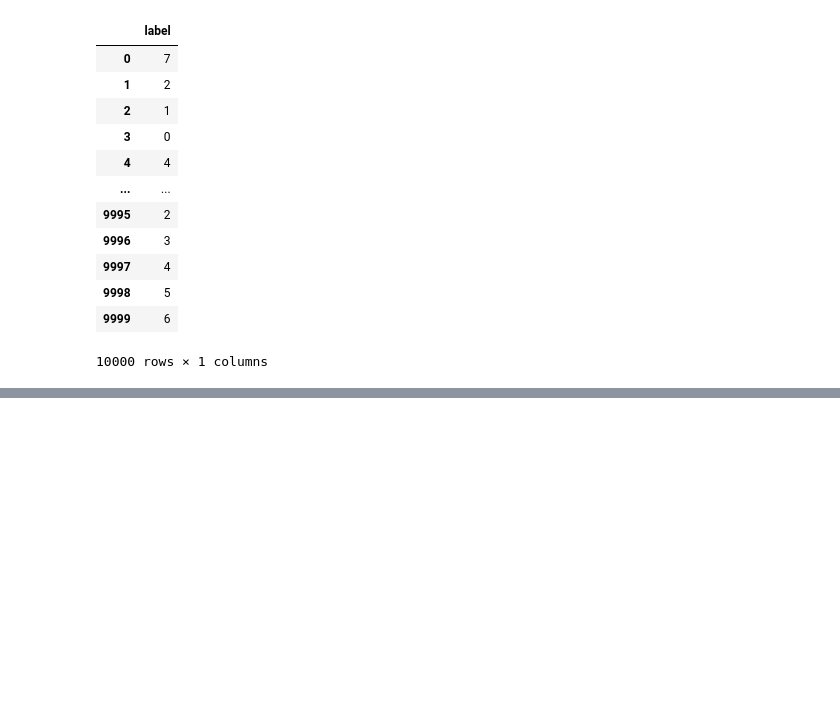
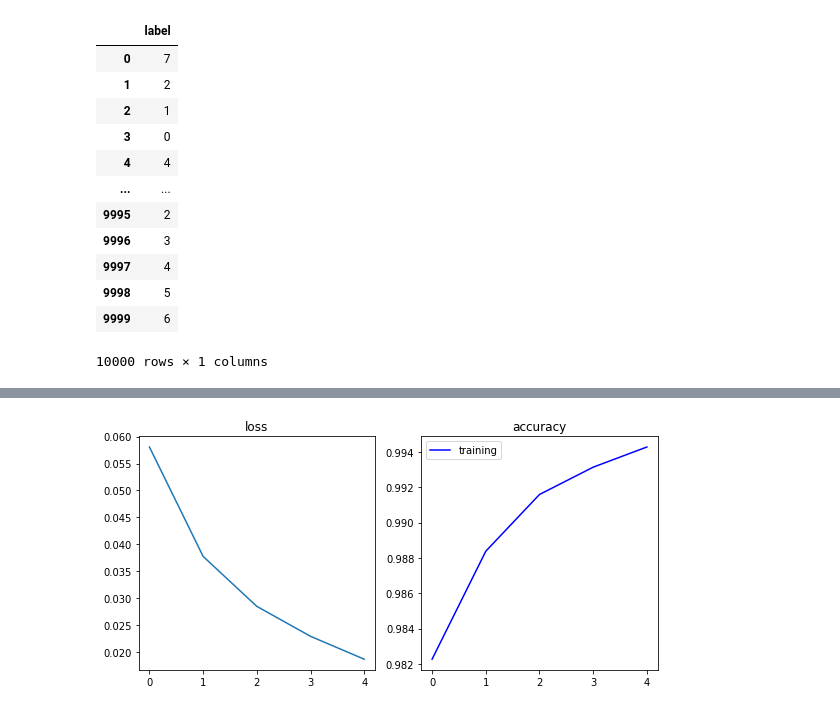
Before and after one commit to Mactto/MNIST, a Jupyter notebook: Mnist Classifier.ipynb, the cells around one changed output, grey strips where cells are left out. Saved outputs shown, nothing was run; the diff lists cells and outputs as text; code cells hidden in the pictures; blank space fills up the shorter version.

```diff
--- a/Mnist Classifier.ipynb
+++ b/Mnist Classifier.ipynb
@@ -130,0 +160,17 @@ submission.to_csv('E:\dnn\Mnist\mnist_pred.csv', index=True)
+# %%
+x_train = x_train.values.reshape(-1, 28, 28, 1)
+test = test.values.reshape(-1, 28, 28, 1)
+# %%
+y_train = to_categorical(y_train, num_classes = 10)
+# %%
+model = models.Sequential()
+model.add(layers.Conv2D(32, (3, 3), activation='relu', input_shape = (28, 28, 1)))
+model.add(layers.MaxPooling2D((2, 2)))
+model.add(layers.Conv2D(64, (3, 3), activation='relu'))
+model.add(layers.MaxPooling2D((2, 2)))
+model.add(layers.Conv2D(64, (3, 3), activation='relu'))
+model.add(layers.Flatten())
+model.add(layers.Dense(64, activation='relu'))
+model.add(layers.Dense(10, activation='softmax'))
+
+model.summary()
@@ -130,0 +195,5 @@ submission.to_csv('E:\dnn\Mnist\mnist_pred.csv', index=True)
+# %%
+model.compile(optimizer='RMSprop',
+             loss='categorical_crossentropy',
+             metrics=['accuracy'])
+hist = model.fit(x_train, y_train, epochs=5)
@@ -130,0 +212,13 @@ submission.to_csv('E:\dnn\Mnist\mnist_pred.csv', index=True)
+# %%
+plt.figure(figsize=(8, 4))
+plt.subplot(1, 2, 1)
+plt.plot(hist.history['loss'])
+plt.title("loss")
+plt.subplot(1, 2, 2)
+plt.title("accuracy")
+plt.plot(hist.history['accuracy'], 'b-', label="training")
+plt.legend()
+plt.tight_layout()
+plt.show()
+# %% [output]
+[figure, added]
```
Also changed, not shown: parts of 18 cells of this notebook, 6 other files.
